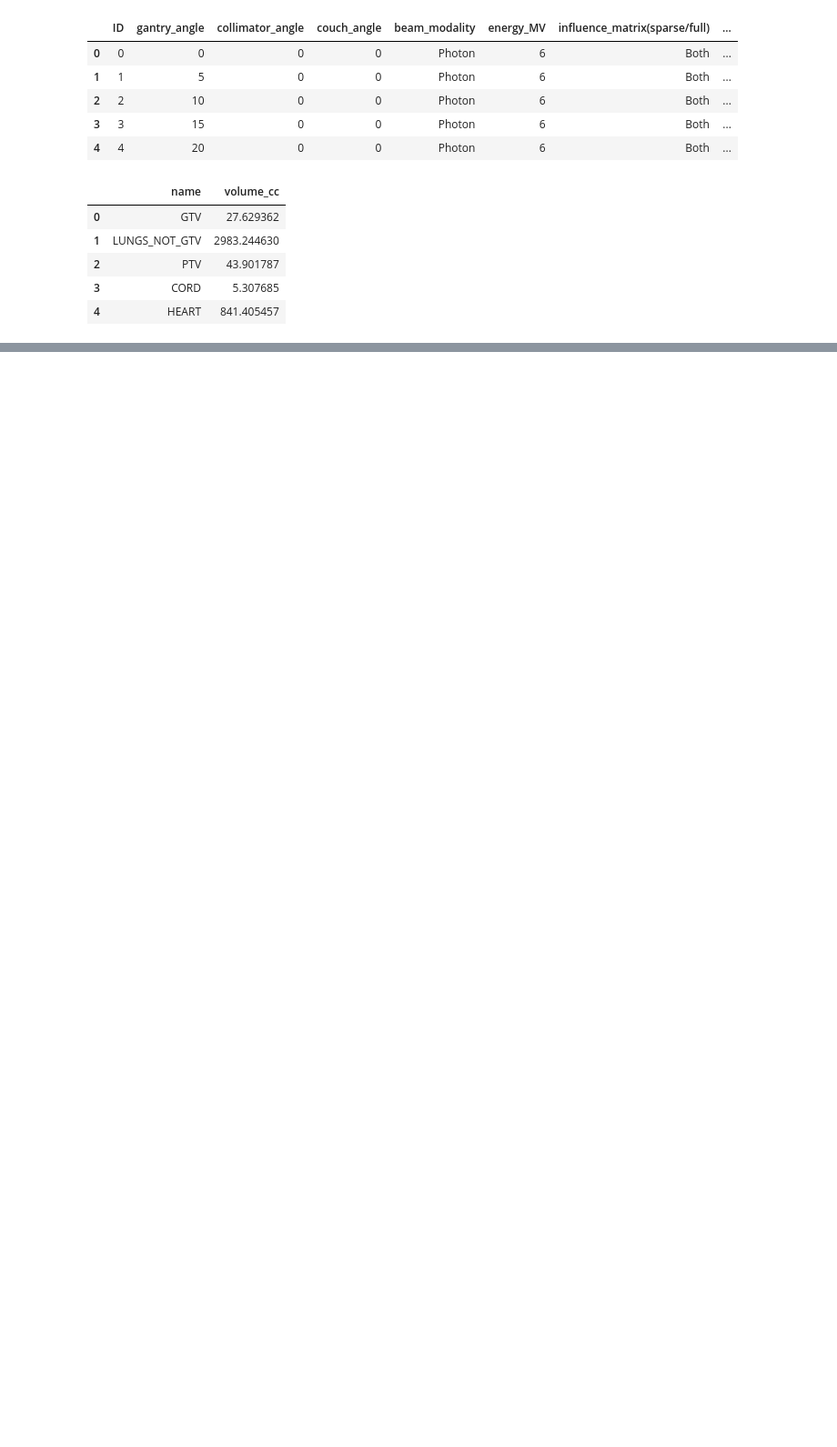
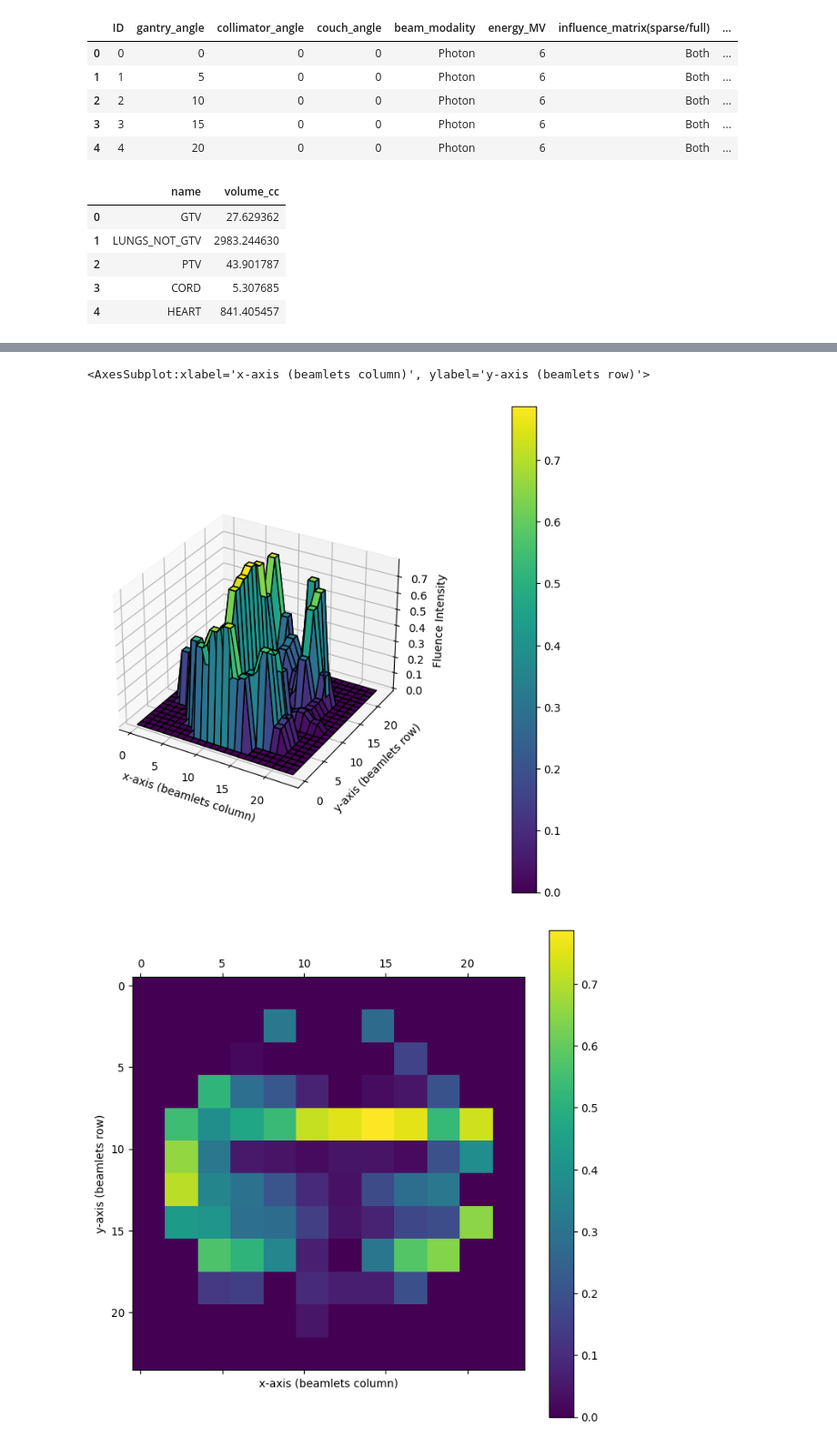
Before and after one commit to PortPy-Project/PortPy, a Jupyter notebook: examples/ex_1_introduction.ipynb, the cells around one changed output, grey strips where cells are left out. Shown at 91% size. Saved outputs shown, nothing was run; the diff lists cells and outputs as text; code cells hidden in the pictures; blank space fills up the shorter version.

```diff
--- a/examples/ex_1_introduction.ipynb
+++ b/examples/ex_1_introduction.ipynb
@@ -63,3 +65,23 @@ e.g. my_plan = pp.Plan(patient_name, beam_ids=[0,10,20,30,40,50,60])
 # %%
-my_plan = pp.Plan(patient_id, data_dir=data_dir)
+# Load ct and structure set for the above patient using CT and Structures class
+ct = pp.CT(data)
+structs = pp.Structures(data)
+
+# If the list of beams are not provided, it uses the beams selected manually
+# by a human expert planner for the patient (manually selected beams are stored in portpy data).
+# Create beams for the planner beams by default
+# for the customized beams, you can pass the argument beam_ids
+# e.g. beams = pp.Beams(data, beam_ids=[0,10,20,30,40,50,60])
+beams = pp.Beams(data)
+
+# create rinds based upon rind definition in optimization params
+protocol_name = 'Lung_2Gy_30Fx'
+opt_params = data.load_config_opt_params(protocol_name=protocol_name)
+structs.create_opt_structures(opt_params=opt_params)
+
+# load influence matrix based upon beams and structure set
+inf_matrix = pp.InfluenceMatrix(ct=ct, structs=structs, beams=beams)
+
+# load clinical criteria from the config files for which plan to be optimized
+clinical_criteria = pp.ClinicalCriteria(data, protocol_name=protocol_name)
 # %% [output]
@@ -80,0 +101,7 @@ rinds created!!
+# %%
+# create a plan using ct, structures, beams and influence matrix. Clinical criteria is optional
+my_plan = pp.Plan(ct, structs, beams, inf_matrix, clinical_criteria)
+
+# create cvxpy problem using the clinical criteria and optimization parameters
+opt = pp.Optimization(my_plan, opt_params=opt_params)
+opt.create_cvxpy_problem()
@@ -124,8 +158,5 @@ $
 
 where $w_r$ = 0.6, $w_l$=0.4, $R_i$ and $L_i$ = right and lower neigbour of beamlet i, $b$ = beam number, $I_b$ = beamlet indices of beam $b$
 # %%
-# create cvxpy problem with max and mean dose clinical criteria and the above objective functions
-prob = pp.CvxPyProb(my_plan)
-prob.solve(solver='MOSEK', verbose=False)
-sol = prob.get_sol()
+sol = opt.solve(solver='MOSEK', verbose=True)
 # %% [output]
@@ -140,0 +182,9 @@ Constraints done
+# %%
+# plot fluence 3d and 2d for the 1st beam
+pp.Visualization.plot_fluence_3d(sol=sol, beam_id=my_plan.beams.get_all_beam_ids()[0])
+
+pp.Visualization.plot_fluence_2d(sol=sol, beam_id=my_plan.beams.get_all_beam_ids()[0])
+# %% [output]
+<AxesSubplot:xlabel='x-axis (beamlets column)', ylabel='y-axis (beamlets row)'>
+[figure, added]
+[figure, added]
```
Also changed, not shown: parts of 26 cells of this notebook.
